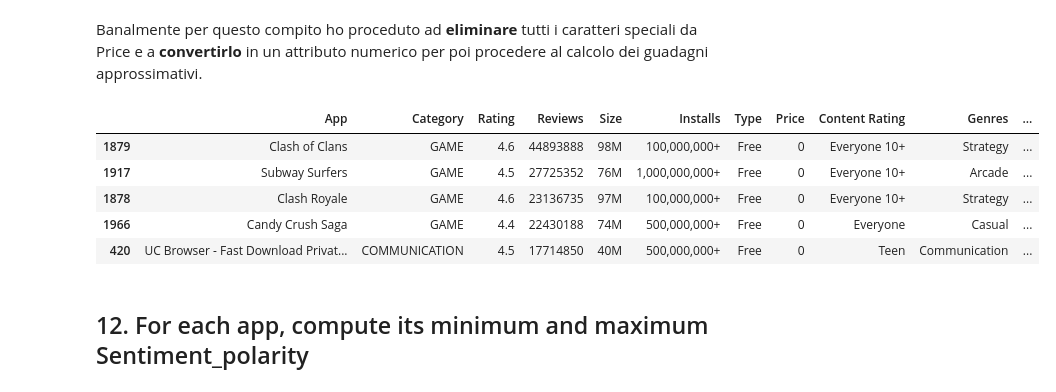
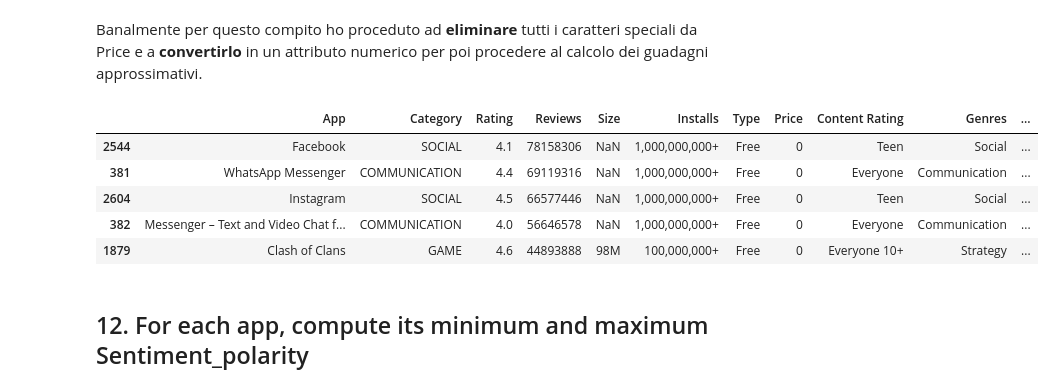
Before and after one commit to faber6911/Foundation-of-Computer-Science-project, a Jupyter notebook: FOCS_Project.ipynb, the cells around one changed output. Cells and saved outputs as stored; diff of their text form; code cells hidden in the pictures.

```diff
--- a/FOCS_Project.ipynb
+++ b/FOCS_Project.ipynb
@@ -355,3 +303,3 @@ data_nomis.drop_duplicates(inplace = True) #Eliminiamo i duplicati identici tra
 # %%
-data_nomis.drop_duplicates(subset = 'App', keep = 'first', inplace = True) #Eliminiamo i duplicati che differiscono per il numero di reviews mantenendo solo quelli com le reviews più alte
+data_psnan.drop_duplicates(subset = 'App', keep = 'first', inplace = True) #Eliminiamo i duplicati che differiscono per il numero di reviews mantenendo solo quelli com le reviews più alte
 # %%
@@ -441,6 +383,6 @@ data_nomis.head()
 # %% [markdown]
 Per affrontare questo problema ho deciso, per quanto riguarda la creazione del dataframe contenente i generi, di splittare banalmente laddove le tuple contengano array di generi utilizzando come discriminante il simbolo ";".
 # %%
-data_nomis['GenresList'] = [genre.split(';') for genre in data_nomis['Genres']]
+data_psnan['GenresList'] = [genre.split(';') for genre in data_psnan['Genres']]
 #Splitto gli array di generi
 # %%
@@ -561,19 +495,19 @@ genres_3.groupby('Genres_1')['Rating'].mean().max()
 # %% [markdown]
 Banalmente per questo compito ho proceduto ad **eliminare** tutti i caratteri speciali da Price e a **convertirlo** in un attributo numerico per poi procedere al calcolo dei guadagni approssimativi.
 # %%
-data_nomis['NumPrice'] = [re.sub('\$','', price) for price in data_nomis['Price']]
+data_psnan['NumPrice'] = [re.sub('\$','', price) for price in data_psnan['Price']]
 # %%
-data_nomis['NumPrice'] = data_nomis['NumPrice'].apply(float)
+data_psnan['NumPrice'] = data_psnan['NumPrice'].apply(float)
 # %%
-data_nomis['Income'] = data_nomis['NumPrice'] * data_nomis['NumInstalls']
-data_nomis.head()
+data_psnan['Income'] = data_psnan['NumPrice'] * data_psnan['NumInstalls']
+data_psnan.head()
 # %% [output]
 |  | App | Category | Rating | Reviews | Size | Installs | Type | Price | Content Rating | Genres | ... |
+| 2544 | Facebook | SOCIAL | 4.1 | 78158306 | NaN | 1,000,000,000+ | Free | 0 | Teen | Social | ... |
+| 381 | WhatsApp Messenger | COMMUNICATION | 4.4 | 69119316 | NaN | 1,000,000,000+ | Free | 0 | Everyone | Communication | ... |
+| 2604 | Instagram | SOCIAL | 4.5 | 66577446 | NaN | 1,000,000,000+ | Free | 0 | Teen | Social | ... |
+| 382 | Messenger – Text and Video Chat f... | COMMUNICATION | 4.0 | 56646578 | NaN | 1,000,000,000+ | Free | 0 | Everyone | Communication | ... |
 | 1879 | Clash of Clans | GAME | 4.6 | 44893888 | 98M | 100,000,000+ | Free | 0 | Everyone 10+ | Strategy | ... |
-| 1917 | Subway Surfers | GAME | 4.5 | 27725352 | 76M | 1,000,000,000+ | Free | 0 | Everyone 10+ | Arcade | ... |
-| 1878 | Clash Royale | GAME | 4.6 | 23136735 | 97M | 100,000,000+ | Free | 0 | Everyone 10+ | Strategy | ... |
-| 1966 | Candy Crush Saga | GAME | 4.4 | 22430188 | 74M | 500,000,000+ | Free | 0 | Everyone | Casual | ... |
-| 420 | UC Browser - Fast Download Privat... | COMMUNICATION | 4.5 | 17714850 | 40M | 500,000,000+ | Free | 0 | Teen | Communication | ... |
 # %% [markdown]
 ## 12. For each app, compute its minimum and maximum Sentiment_polarity
 # %% [markdown]
```
Also changed, not shown: parts of 38 cells of this notebook.
